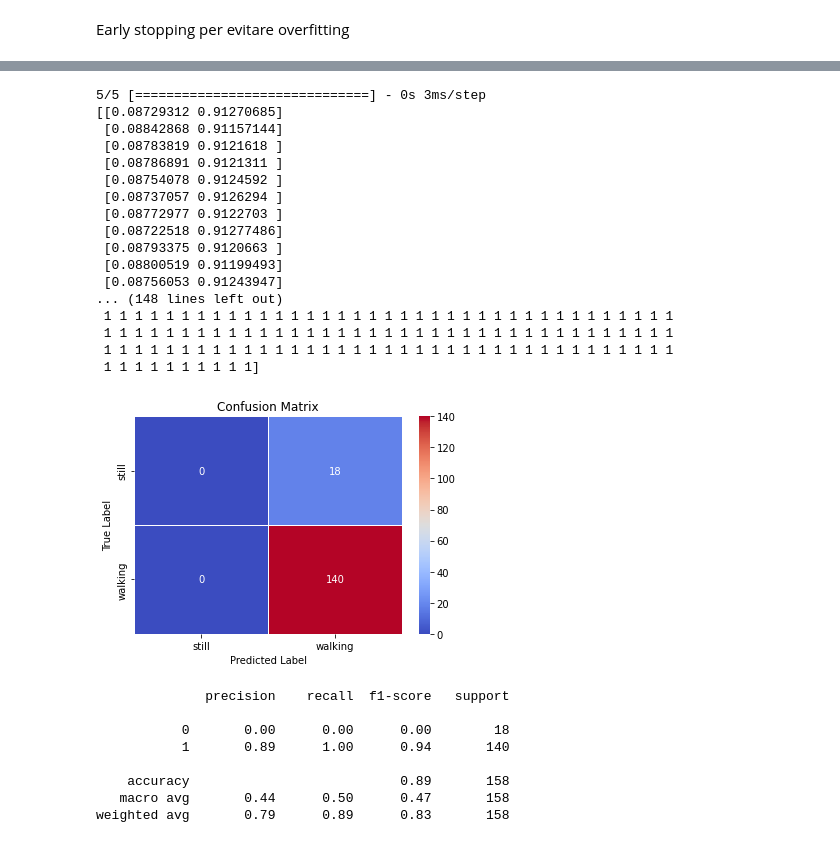
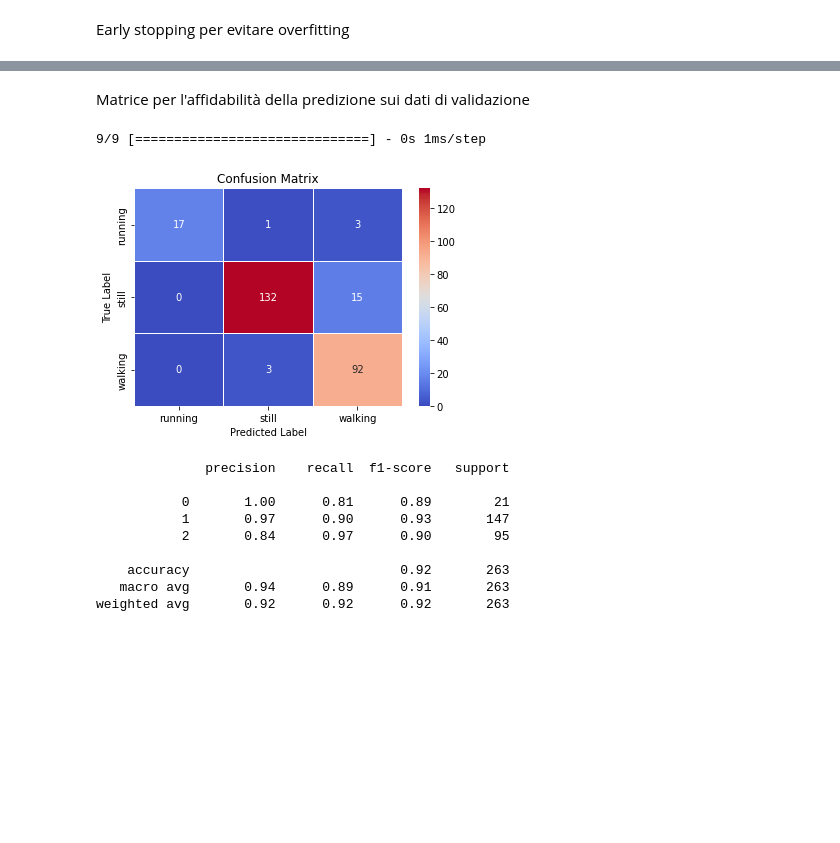
Before and after one commit to bernyxx/activity-classifier, a Jupyter notebook: model.ipynb, the cells around one changed output, grey strips where cells are left out. Saved outputs shown, nothing was run; the diff lists cells and outputs as text; code cells hidden in the pictures; blank space fills up the shorter version.

Commit message:
model works with 92% accuracy

```diff
--- a/model.ipynb
+++ b/model.ipynb
@@ -173,0 +252,7 @@ X_test , y_test = reshape_data(norm_test_df, 10, 10)
+# %%
+X_train, X_test, y_train, y_test = train_test_split(X_data, y_data, test_size=0.33, random_state=42)
+
+print('X_train shape: ', X_train.shape)
+print('X_test shape: ', X_test.shape)
+print('y_train shape: ', y_train.shape)
+print('y_test shape: ', y_test.shape)
@@ -222,14 +319,14 @@ array([[0., 1.],
 # Modello
 # %%
 model = Sequential()
-# model.add(Dense(256, input_shape=[X_train.shape[1], X_train.shape[2]], activation='relu'))
-model.add(LSTM(units=128, input_shape=[X_train.shape[1], X_train.shape[2]]))
+model.add(Dense(16, input_shape=[X_train.shape[1], X_train.shape[2]], activation='relu'))
+# model.add(LSTM(units=8, input_shape=[X_train.shape[1], X_train.shape[2]]))
 # model.add(Dropout(rate=0.3))
 # model.add(BatchNormalization())
-model.add(Dense(256, activation = 'relu'))
+model.add(Dense(32, activation = 'relu'))
 # model.add(Dropout(rate=0.3))
 # model.add(BatchNormalization())
-model.add(Dense(256, activation = 'relu'))
+model.add(Dense(32, activation = 'relu'))
 # model.add(Dropout(rate=0.3))
 # model.add(BatchNormalization())
 model.add(Flatten())
@@ -268,7 +365,7 @@ model.compile(
 Early stopping per evitare overfitting
 # %%
 early_stopping = keras.callbacks.EarlyStopping(
-    patience=10,
+    patience=5,
     min_delta=0.001,
     restore_best_weights=True,
 )
@@ -277,9 +374,8 @@ history = model.fit(
     X_train, encoded_y_train,
     validation_data=(X_test, encoded_y_test),
     # validation_split=0.1,
-    batch_size=2,
-    epochs=20,
-    callbacks=[early_stopping],
-    shuffle=False
+    # batch_size=1,
+    epochs=100,
+    callbacks=[early_stopping]
 )
 # %% [output]
@@ -317,61 +413,47 @@ plt.show()
+# %% [markdown]
+Matrice per l'affidabilità della predizione sui dati di validazione
 # %%
 import seaborn as sns
 from sklearn.metrics import confusion_matrix, classification_report
 def show_confusion_matrix(validations, predictions):
 
     matrix = confusion_matrix(validations, predictions)
     plt.figure(figsize=(6, 4))
     sns.heatmap(matrix,
                 cmap='coolwarm',
                 linecolor='white',
                 linewidths=1,
-                xticklabels=['still', 'walking'],
-                yticklabels=['still', 'walking'],
+                xticklabels=['running', 'still', 'walking'],
+                yticklabels=['running', 'still', 'walking'],
                 annot=True,
                 fmt='d')
     plt.title('Confusion Matrix')
     plt.ylabel('True Label')
     plt.xlabel('Predicted Label')
     plt.show()
 
 y_pred_test = model.predict(X_test)
-# Take the class with the highest probability from the test predictions
-print(y_pred_test)
+
+# indice della massima probabilità
 max_y_pred_test = np.argmax(y_pred_test, axis=1)
-print(max_y_pred_test)
 
 max_y_test = np.argmax(encoded_y_test, axis=1)
 
 show_confusion_matrix(max_y_test, max_y_pred_test)
 
 print(classification_report(max_y_test, max_y_pred_test))
 # %% [output]
-5/5 [==============================] - 0s 3ms/step
-[[0.08729312 0.91270685]
- [0.08842868 0.91157144]
- [0.08783819 0.9121618 ]
- [0.08786891 0.9121311 ]
- [0.08754078 0.9124592 ]
- [0.08737057 0.9126294 ]
- [0.08772977 0.9122703 ]
- [0.08722518 0.91277486]
- [0.08793375 0.9120663 ]
- [0.08800519 0.91199493]
- [0.08756053 0.91243947]
-... (148 lines left out)
- 1 1 1 1 1 1 1 1 1 1 1 1 1 1 1 1 1 1 1 1 1 1 1 1 1 1 1 1 1 1 1 1 1 1 1 1 1
- 1 1 1 1 1 1 1 1 1 1 1 1 1 1 1 1 1 1 1 1 1 1 1 1 1 1 1 1 1 1 1 1 1 1 1 1 1
- 1 1 1 1 1 1 1 1 1 1 1 1 1 1 1 1 1 1 1 1 1 1 1 1 1 1 1 1 1 1 1 1 1 1 1 1 1
- 1 1 1 1 1 1 1 1 1 1]
+9/9 [==============================] - 0s 1ms/step
-[figure, old version]
+[figure, new version]
               precision    recall  f1-score   support
 
-           0       0.00      0.00      0.00        18
-           1       0.89      1.00      0.94       140
+           0       1.00      0.81      0.89        21
+           1       0.97      0.90      0.93       147
+           2       0.84      0.97      0.90        95
 
-    accuracy                           0.89       158
-   macro avg       0.44      0.50      0.47       158
-weighted avg       0.79      0.89      0.83       158
+    accuracy                           0.92       263
+   macro avg       0.94      0.89      0.91       263
+weighted avg       0.92      0.92      0.92       263
 # %%
 model.evaluate(X_test, encoded_y_test)
 # %% [output]
```
Also changed, not shown: parts of 20 cells of this notebook, 21 other files.
